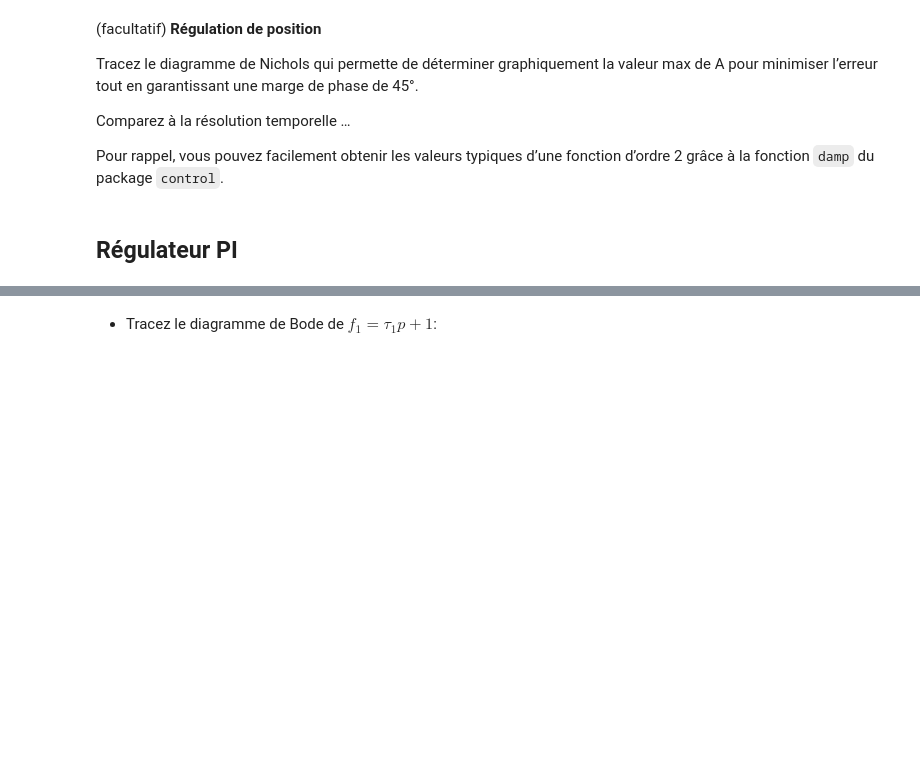
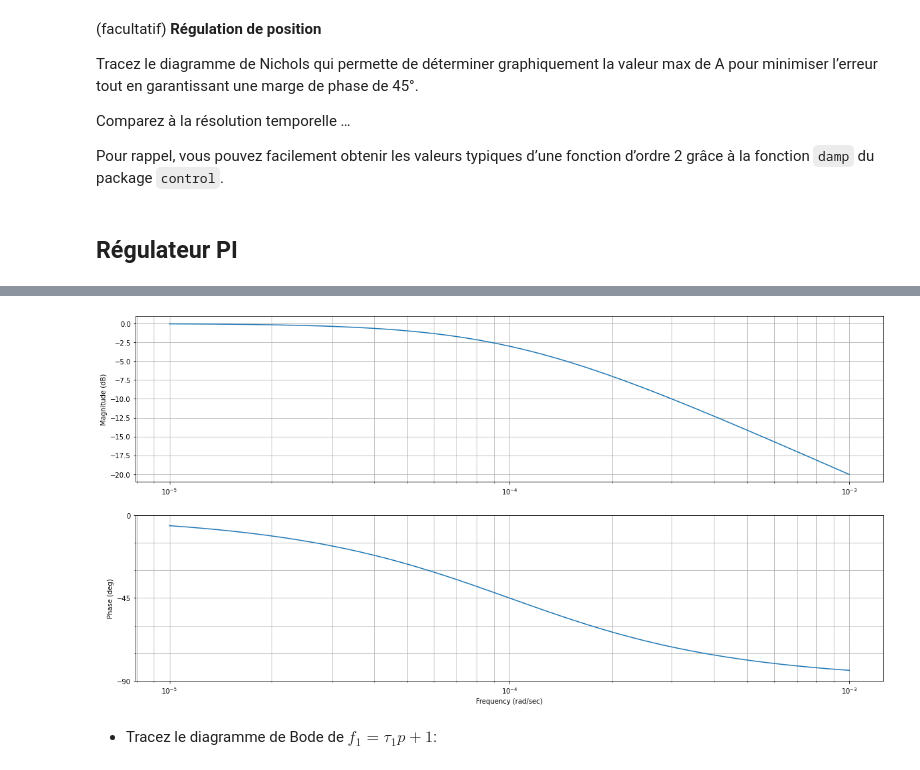
Before and after one commit to AlbanVl/ReguLaboGramme, a Jupyter notebook: _sources/regu/LaboSeance5.ipynb, the cells around one changed output, grey strips where cells are left out. Saved outputs shown, nothing was run; the diff lists cells and outputs as text; code cells hidden in the pictures; blank space fills up the shorter version.

```diff
--- a/_sources/regu/LaboSeance5.ipynb
+++ b/_sources/regu/LaboSeance5.ipynb
@@ -379,4 +393,11 @@ Prenez $\tau_1$=1s, $\tau_2$=10000s, $\tau_3$ = 0.001s et K = 2
 
 - Tracez le diagramme de Bode de $f_2=\frac{1}{\tau_2p+1}$:
+# %%
+tI2 = 10000
+f2 = ml.tf([1], [tI2, 1])
+fig = plt.figure("", figsize=(20,10))
+ml.bode(f2);
+# %% [output]
+[figure, added]
 # %% [markdown]
 - Tracez le diagramme de Bode de $f_1=\tau_1p+1$:
```
Also changed, not shown: parts of 8 cells of this notebook, 11 other files.
